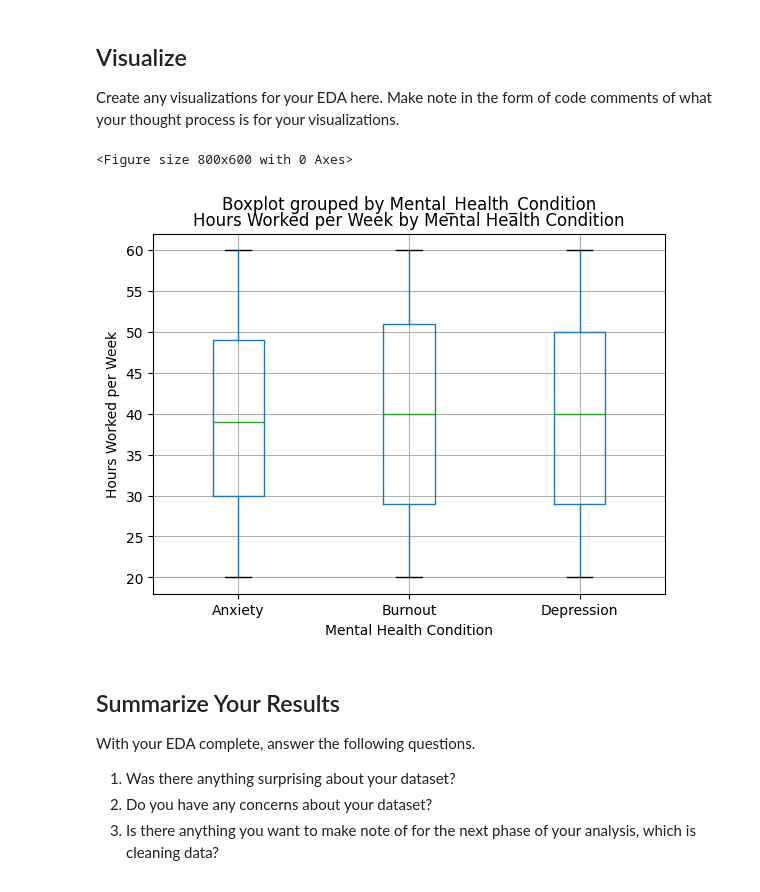
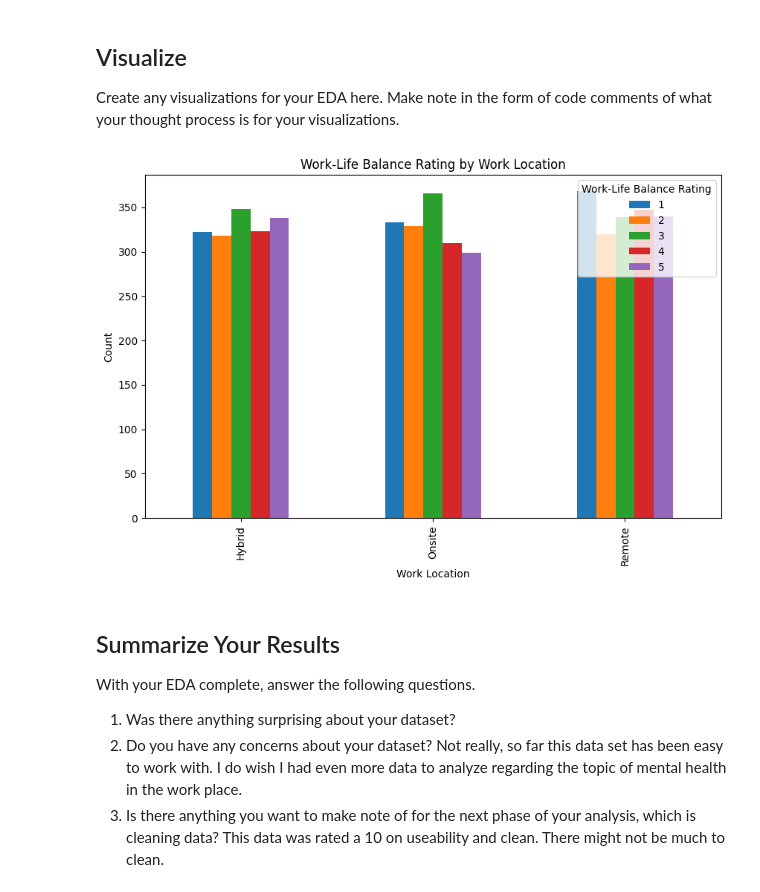
Before and after one commit to jihler/eda-checkpoint-ji, a Jupyter notebook: checkpoint-two.ipynb, the cells around one changed output. Saved outputs shown, nothing was run; the diff lists cells and outputs as text; code cells hidden in the pictures.

```diff
--- a/checkpoint-two.ipynb
+++ b/checkpoint-two.ipynb
@@ -66,23 +66,24 @@ Index(['Employee_ID', 'Age', 'Gender', 'Job_Role', 'Industry',
 ## Visualize
 
 Create any visualizations for your EDA here. Make note in the form of code comments of what your thought process is for your visualizations.
-# %%
-# Average Hours Worked per Week vs. Mental Health Status
-plt.figure(figsize=(8, 6))
-
-#box plot
-df.boxplot(column='Hours_Worked_Per_Week', by='Mental_Health_Condition')
-
-#labels and titles
-plt.title('Hours Worked per Week by Mental Health Condition')
-plt.xlabel('Mental Health Condition')
-plt.ylabel('Hours Worked per Week')
-
-#display
-plt.show()
-# %% [output]
-<Figure size 800x600 with 0 Axes>
-[figure, removed]
+# %%
+# Work-Life Balance Rating by Work Location
+# reshape data using pivot table
+work_life_data = df.pivot_table(index='Work_Location', columns='Work_Life_Balance_Rating', aggfunc='size', fill_value=0)
+
+# grouped bar chart
+work_life_data.plot(kind='bar', figsize=(10, 6))
+
+# labels and title
+plt.title('Work-Life Balance Rating by Work Location')
+plt.xlabel('Work Location')
+plt.ylabel('Count')
+plt.legend(title='Work-Life Balance Rating')
+
+# show the plot
+plt.show()
+# %% [output]
+[figure, added]
 # %% [markdown]
 ## Summarize Your Results
 
@@ -90,4 +91,6 @@ With your EDA complete, answer the following questions.
 
 1. Was there anything surprising about your dataset?
 2. Do you have any concerns about your dataset?
+Not really, so far this data set has been easy to work with. I do wish I had even more data to analyze regarding the topic of mental health in the work place.
 3. Is there anything you want to make note of for the next phase of your analysis, which is cleaning data?
+This data was rated a 10 on useability and clean. There might not be much to clean.
```
Also changed, not shown: parts of 1 cell of this notebook.
